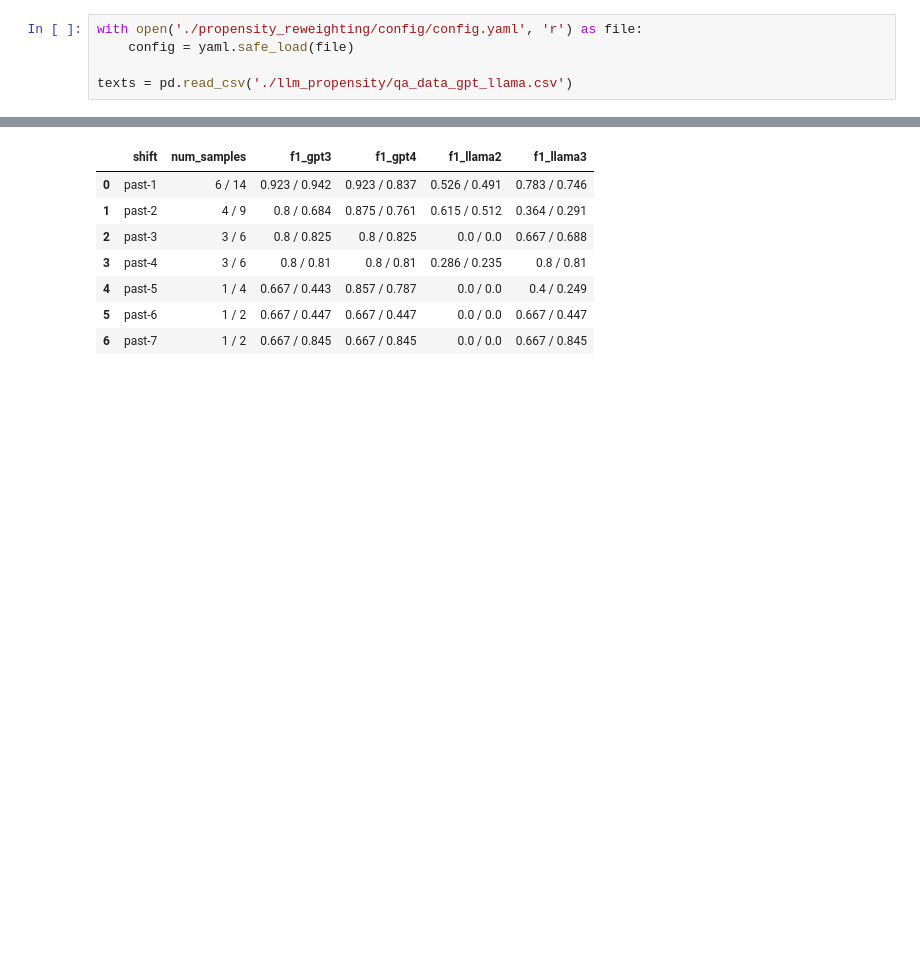
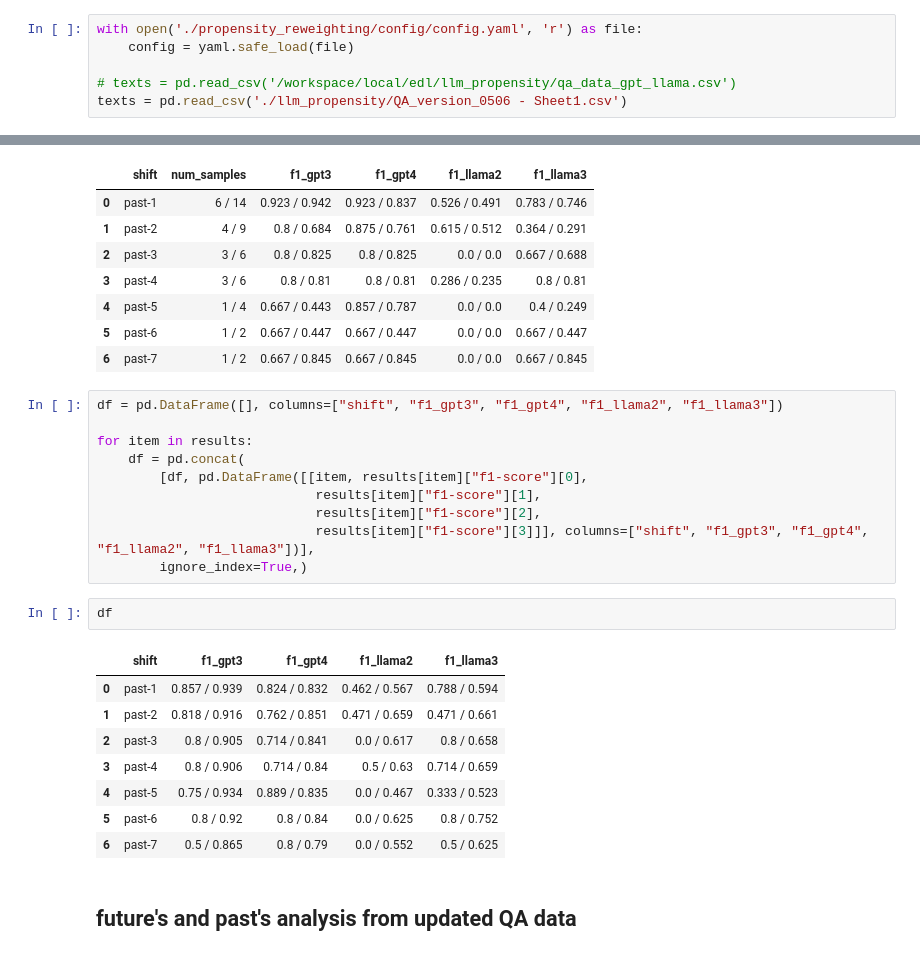
Before and after one commit to grgera/Propensity-Score-Eval, a Jupyter notebook: notebooks/package.ipynb, the cells around one changed output, grey strips where cells are left out. Drawn from its saved outputs; the diff is of its cells as text; blank space fills up the shorter version.

```diff
--- a/notebooks/package.ipynb
+++ b/notebooks/package.ipynb
@@ -17,7 +17,8 @@ np.random.seed(48)
 with open('./propensity_reweighting/config/config.yaml', 'r') as file:
     config = yaml.safe_load(file)
 
-texts = pd.read_csv('./llm_propensity/qa_data_gpt_llama.csv')
+# texts = pd.read_csv('/workspace/local/edl/llm_propensity/qa_data_gpt_llama.csv')
+texts = pd.read_csv('./llm_propensity/QA_version_0506 - Sheet1.csv')
 # %% [markdown]
 ## Base 'fit' method
 # %%
@@ -166,3 +203,26 @@ df
 | 4 | past-5 | 1 / 4 | 0.667 / 0.443 | 0.857 / 0.787 | 0.0 / 0.0 | 0.4 / 0.249 |
 | 5 | past-6 | 1 / 2 | 0.667 / 0.447 | 0.667 / 0.447 | 0.0 / 0.0 | 0.667 / 0.447 |
 | 6 | past-7 | 1 / 2 | 0.667 / 0.845 | 0.667 / 0.845 | 0.0 / 0.0 | 0.667 / 0.845 |
+# %%
+df = pd.DataFrame([], columns=["shift", "f1_gpt3", "f1_gpt4", "f1_llama2", "f1_llama3"])
+
+for item in results:
+    df = pd.concat(
+        [df, pd.DataFrame([[item, results[item]["f1-score"][0],
+                            results[item]["f1-score"][1],
+                            results[item]["f1-score"][2],
+                            results[item]["f1-score"][3]]], columns=["shift", "f1_gpt3", "f1_gpt4", "f1_llama2", "f1_llama3"])],
+        ignore_index=True,)
+# %%
+df
+# %% [output]
+|  | shift | f1_gpt3 | f1_gpt4 | f1_llama2 | f1_llama3 |
+| 0 | past-1 | 0.857 / 0.939 | 0.824 / 0.832 | 0.462 / 0.567 | 0.788 / 0.594 |
+| 1 | past-2 | 0.818 / 0.916 | 0.762 / 0.851 | 0.471 / 0.659 | 0.471 / 0.661 |
+| 2 | past-3 | 0.8 / 0.905 | 0.714 / 0.841 | 0.0 / 0.617 | 0.8 / 0.658 |
+| 3 | past-4 | 0.8 / 0.906 | 0.714 / 0.84 | 0.5 / 0.63 | 0.714 / 0.659 |
+| 4 | past-5 | 0.75 / 0.934 | 0.889 / 0.835 | 0.0 / 0.467 | 0.333 / 0.523 |
+| 5 | past-6 | 0.8 / 0.92 | 0.8 / 0.84 | 0.0 / 0.625 | 0.8 / 0.752 |
+| 6 | past-7 | 0.5 / 0.865 | 0.8 / 0.79 | 0.0 / 0.552 | 0.5 / 0.625 |
+# %% [markdown]
+## future's and past's analysis from updated QA data
```
Also changed, not shown: parts of 12 cells of this notebook, 2 other files.
